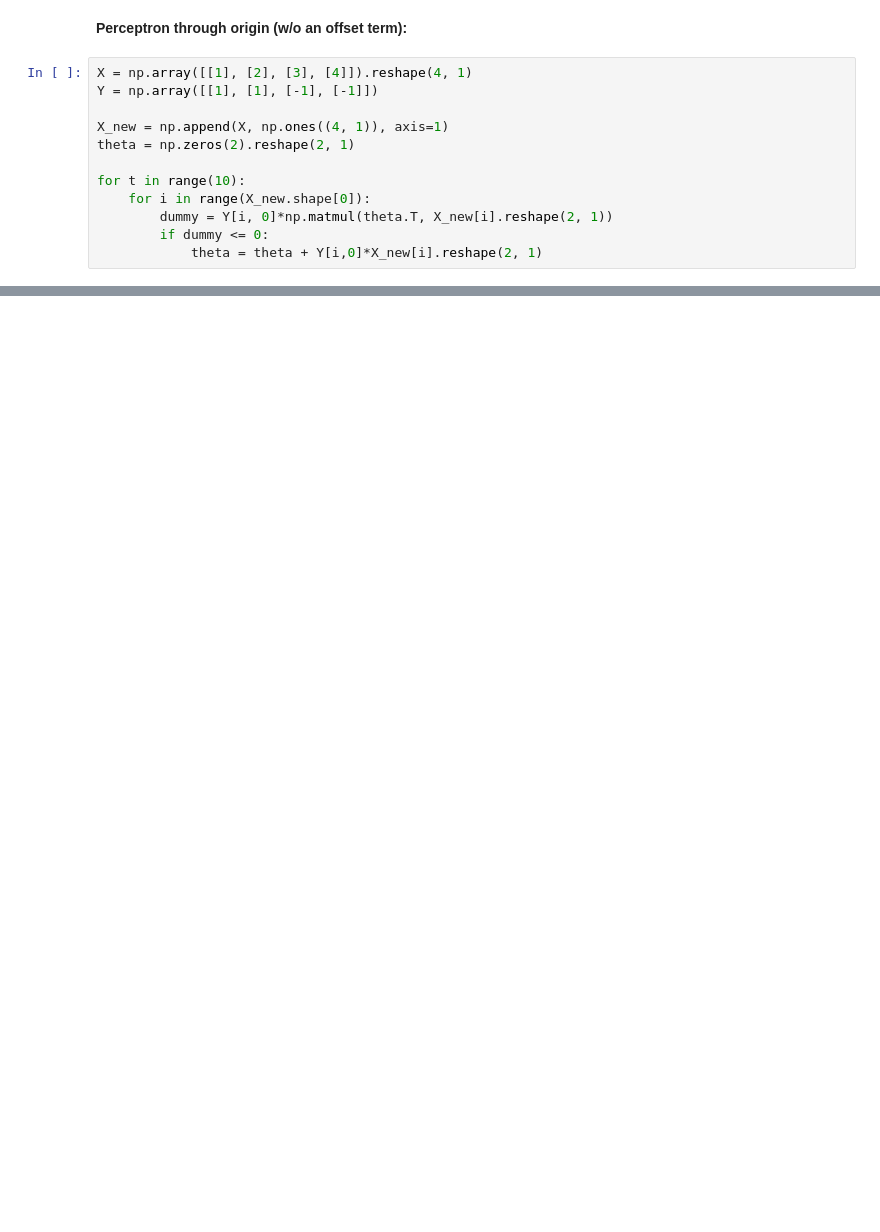
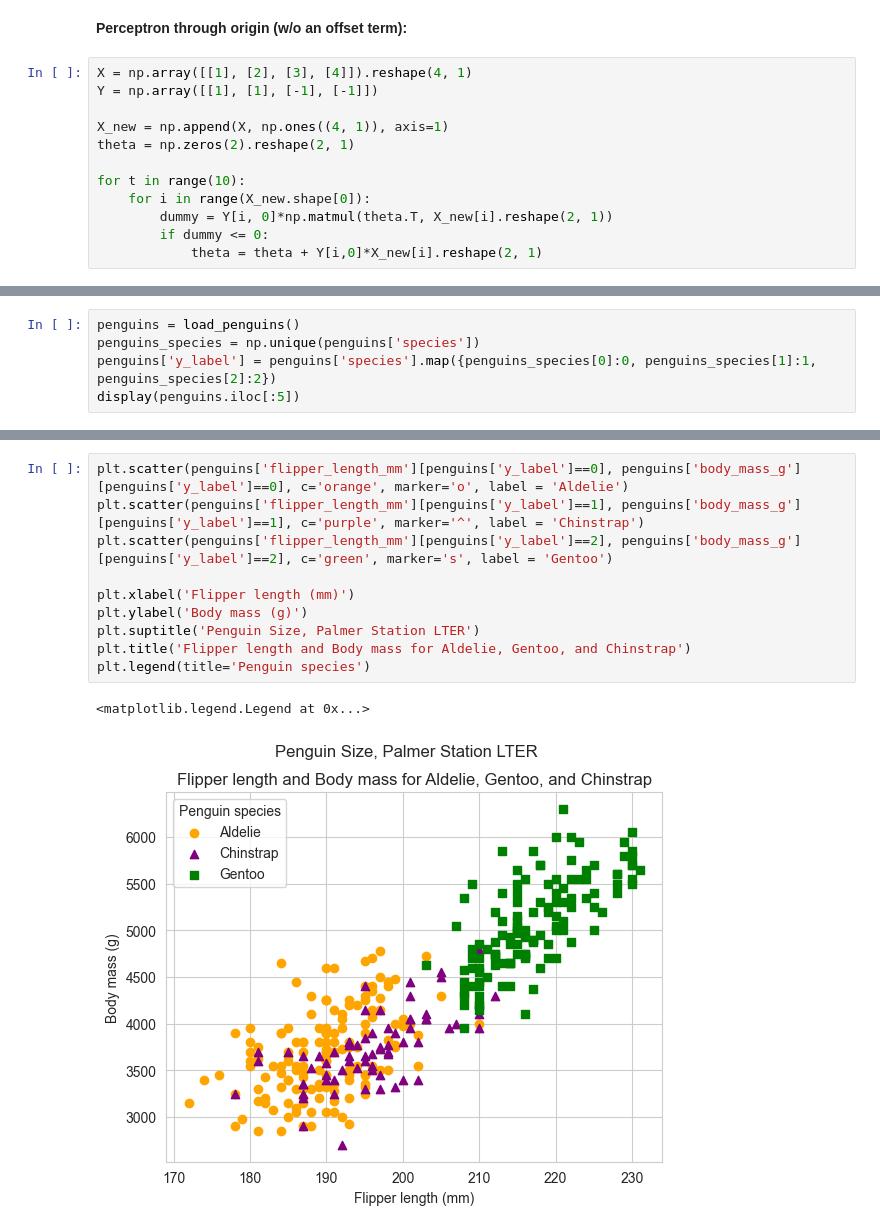
Before and after one commit to pquynhvu/ML, a Jupyter notebook: linear-classifiers.ipynb, the cells around one changed output, grey strips where cells are left out. Saved outputs shown, nothing was run; the diff lists cells and outputs as text; blank space fills up the shorter version.

```diff
--- a/linear-classifiers.ipynb
+++ b/linear-classifiers.ipynb
@@ -109,0 +114,5 @@ plt.grid()
+# %%
+penguins = load_penguins()
+penguins_species = np.unique(penguins['species'])
+penguins['y_label'] = penguins['species'].map({penguins_species[0]:0, penguins_species[1]:1, penguins_species[2]:2})
+display(penguins.iloc[:5])
@@ -109,0 +126,13 @@ plt.grid()
+# %%
+plt.scatter(penguins['flipper_length_mm'][penguins['y_label']==0], penguins['body_mass_g'][penguins['y_label']==0], c='orange', marker='o', label = 'Aldelie')
+plt.scatter(penguins['flipper_length_mm'][penguins['y_label']==1], penguins['body_mass_g'][penguins['y_label']==1], c='purple', marker='^', label = 'Chinstrap')
+plt.scatter(penguins['flipper_length_mm'][penguins['y_label']==2], penguins['body_mass_g'][penguins['y_label']==2], c='green', marker='s', label = 'Gentoo')
+
+plt.xlabel('Flipper length (mm)')
+plt.ylabel('Body mass (g)')
+plt.suptitle('Penguin Size, Palmer Station LTER')
+plt.title('Flipper length and Body mass for Aldelie, Gentoo, and Chinstrap')
+plt.legend(title='Penguin species')
+# %% [output]
+<matplotlib.legend.Legend at 0x...>
+[figure, added]
```
Also changed, not shown: parts of 6 cells of this notebook.
